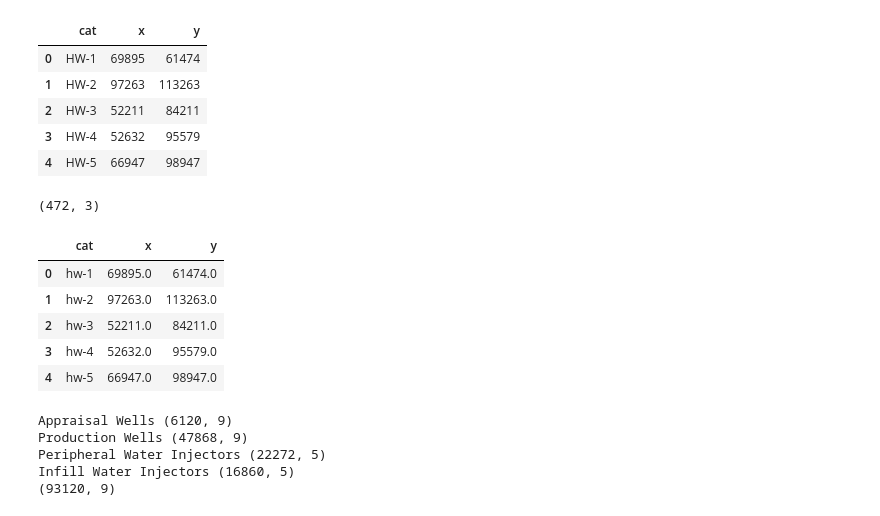
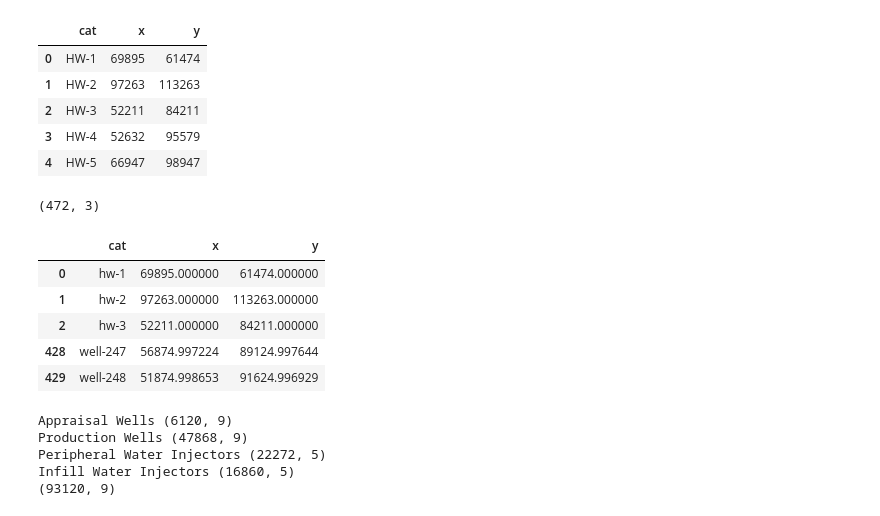
Before and after one commit to kalachinartyom/RL-in-time-series, a Jupyter notebook: notebooks/1.0-kalachin-make-costa-dataset.ipynb, the cells around one changed output. Cells and saved outputs as stored; diff of their text form; code cells hidden in the pictures.

```diff
--- a/notebooks/1.0-kalachin-make-costa-dataset.ipynb
+++ b/notebooks/1.0-kalachin-make-costa-dataset.ipynb
@@ -11,7 +11,7 @@ pd.set_option("display.max_columns", None)
 # %%
 ### create coords dataframe
 
-path = "../data/raw/COSTA well_heads.csv"
+path = "../data/raw/costa/COSTA well_heads.csv"
 data = pd.read_csv(path)
 print(data.shape)
 
@@ -37,7 +37,7 @@ data.head()
 # %%
 ### create coords dataframe
 
-path = "../data/raw/COSTA Well Heads.prn"
+path = "../data/raw/costa/COSTA Well Heads.prn"
 data1 = pd.read_csv(path, sep="\s+")
 print(data1.shape)
 
@@ -62,22 +62,22 @@ data1.head()
 # %%
 ### concat coords dataframes
 
 df = pd.concat([data1, data])
 df["cat"] = df["cat"].str.lower()
 
 print(df.shape)
 
 df.to_csv('../data/interim/costa_coords.csv', index=False)
 
-df.head()
+pd.concat([df.head(3), df.tail(2)])
 # %% [output]
 (472, 3)
 |  | cat | x | y |
-| 0 | hw-1 | 69895.0 | 61474.0 |
-| 1 | hw-2 | 97263.0 | 113263.0 |
-| 2 | hw-3 | 52211.0 | 84211.0 |
-| 3 | hw-4 | 52632.0 | 95579.0 |
-| 4 | hw-5 | 66947.0 | 98947.0 |
+| 0 | hw-1 | 69895.000000 | 61474.000000 |
+| 1 | hw-2 | 97263.000000 | 113263.000000 |
+| 2 | hw-3 | 52211.000000 | 84211.000000 |
+| 428 | well-247 | 56874.997224 | 89124.997644 |
+| 429 | well-248 | 51874.998653 | 91624.996929 |
 # %%
 ### load appraisal well data
 
```
Also changed, not shown: parts of 4 cells of this notebook, 12 other files.
